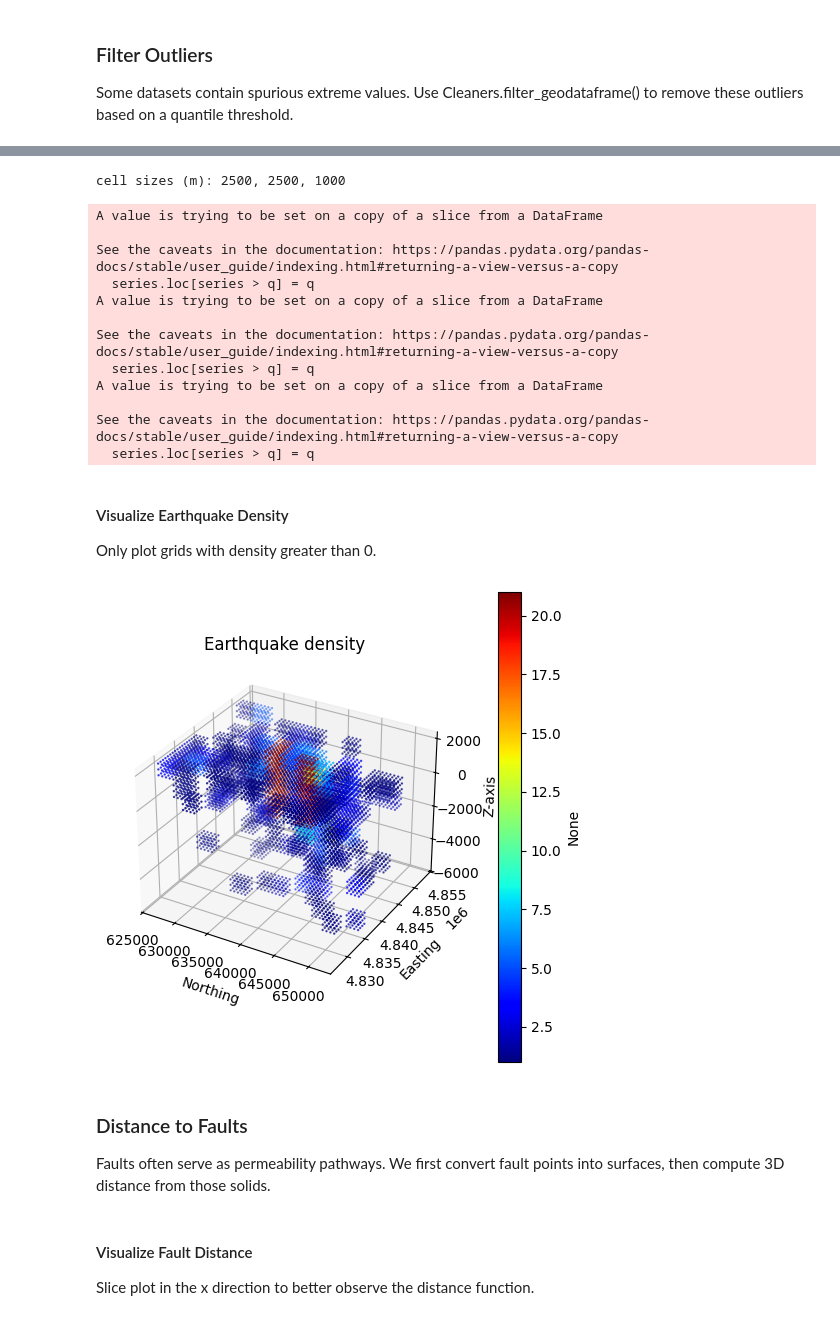
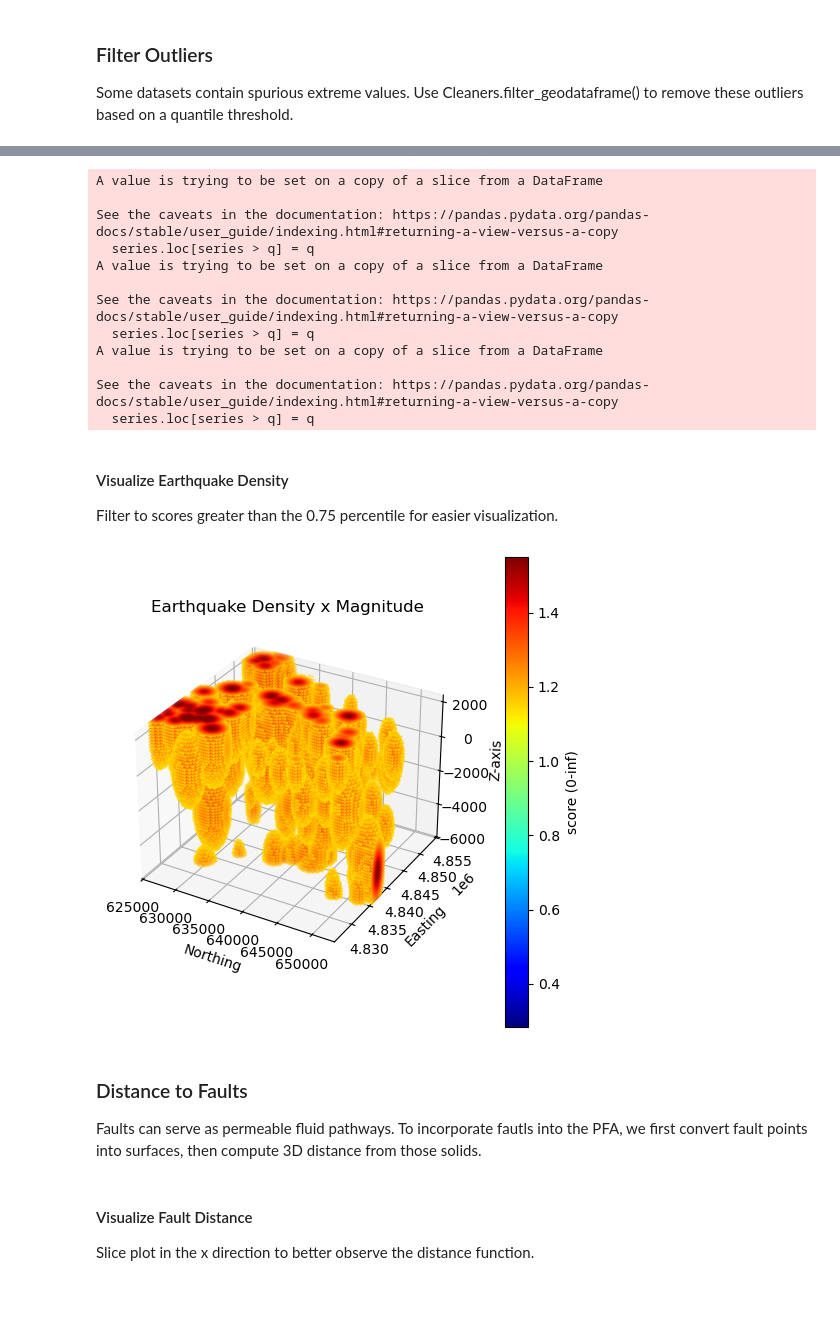
Before and after one commit to NREL/geoPFA, a Jupyter notebook: examples/Newberry/3D/notebooks/1-processing_with_geopfa_newberry.ipynb, the cells around one changed output, grey strips where cells are left out. Saved outputs shown, nothing was run; the diff lists cells and outputs as text; code cells hidden in the pictures.

Commit message:
revisions to tutorial notebooks, newberry pfa, and debugging along the way

```diff
--- a/examples/Newberry/3D/notebooks/1-processing_with_geopfa_newberry.ipynb
+++ b/examples/Newberry/3D/notebooks/1-processing_with_geopfa_newberry.ipynb
@@ -328,14 +318,14 @@ Some datasets contain spurious extreme values.
 Use Cleaners.filter_geodataframe() to remove these outliers based on a quantile threshold.
 # %%
 # Filter the upper 10% of values in selected datasets
-target_layers = ["velocity_model_vs", "velocity_model_vp", "velocity_model_vpvs"]
+target_layers = ['mt_resistivity_joint_inv'] # add layers to this list if you;d like to use this function
 
 for layer in target_layers:
     for component in ["heat", "producibility"]:
         gdf = pfa["criteria"][criteria]["components"]["heat"]["layers"][layer]["data"]
         col = pfa["criteria"][criteria]["components"]["heat"]["layers"][layer]["data_col"]
 
-        filtered = Cleaners.filter_geodataframe(gdf, col, quantile=0.9)
+        filtered = Cleaners.filter_geodataframe(gdf, col, quantile=0.65)
         pfa["criteria"][criteria]["components"][component]["layers"][layer]["data"] = filtered
 
 print("✅ Outlier filtering complete.")
@@ -360,0 +345,12 @@ See the caveats in the documentation: https://pandas.pydata.org/pandas-docs/stab
+# %%
+for comp in ["heat", "producibility", "insulation"]:
+    gdf = pfa["criteria"]["geologic"]["components"][comp]["layers"]["mt_resistivity_joint_inv"]["data"].copy()
+    col = pfa["criteria"]["geologic"]["components"][comp]["layers"]["mt_resistivity_joint_inv"]["data_col"]
+    gdf[gdf[col] == 0][col] = 0.00001
+    gdf[col] = np.log(gdf[col])
+    vals = gdf[col]
+    mask = vals.notna() & vals.replace([float("inf"), float("-inf")], float("nan")).notna()
+    gdf = gdf[mask]
+
+    pfa["criteria"]["geologic"]["components"][comp]["layers"]["mt_resistivity_joint_inv"]["data"] = gdf
+    pfa["criteria"]["geologic"]["components"][comp]["layers"]["mt_resistivity_joint_inv"]["units"] = "log(ohm-m)"
@@ -416,24 +453,16 @@ Use Processing.point_density_3d_projected() to compute 3D density grids.
 # %%
-cell_size_x = 2500
-cell_size_y = 2500
-cell_size_z = 1000
-
-print(f"cell sizes (m): {cell_size_x}, {cell_size_y}, {cell_size_z}")
-
 # Compute 3D density for earthquake points across components
 for comp in ["heat", "producibility", "insulation"]:
-    pfa = Processing.point_density_3d_projected(
+    pfa = Processing.weighted_distance_from_points_3d(
         pfa,
         criteria="geologic",
         component=comp,
         layer="earthquakes",
         extent=extent,
-        cell_size_x=cell_size_x,
-        cell_size_y=cell_size_y,
-        cell_size_z=cell_size_z,
         nx=nx,
         ny=ny,
         nz=nz,
+        alpha=5000 # a larger value for alpha is better when earthquake data is realtively sparse (true for Newberry)
     )
 
 # Filter extreme densities
@@ -443,32 +472,43 @@ for comp in ["heat", "producibility", "insulation"]:
     filtered = Cleaners.filter_geodataframe(gdf, col, quantile=0.99)
     pfa["criteria"]["geologic"]["components"][comp]["layers"]["earthquakes"]["model"] = filtered
 # %% [output]
-cell sizes (m): 2500, 2500, 1000
+A value is trying to be set on a copy of a slice from a DataFrame
+
+See the caveats in the documentation: https://pandas.pydata.org/pandas-docs/stable/user_guide/indexing.html#returning-a-view-versus-a-copy
+  series.loc[series > q] = q
+A value is trying to be set on a copy of a slice from a DataFrame
+
+See the caveats in the documentation: https://pandas.pydata.org/pandas-docs/stable/user_guide/indexing.html#returning-a-view-versus-a-copy
+  series.loc[series > q] = q
+A value is trying to be set on a copy of a slice from a DataFrame
+
+See the caveats in the documentation: https://pandas.pydata.org/pandas-docs/stable/user_guide/indexing.html#returning-a-view-versus-a-copy
+  series.loc[series > q] = q
-A value is trying to be set on a copy of a slice from a DataFrame
-
-See the caveats in the documentation: https://pandas.pydata.org/pandas-docs/stable/user_guide/indexing.html#returning-a-view-versus-a-copy
-  series.loc[series > q] = q
-A value is trying to be set on a copy of a slice from a DataFrame
-
-See the caveats in the documentation: https://pandas.pydata.org/pandas-docs/stable/user_guide/indexing.html#returning-a-view-versus-a-copy
-  series.loc[series > q] = q
-A value is trying to be set on a copy of a slice from a DataFrame
-
-See the caveats in the documentation: https://pandas.pydata.org/pandas-docs/stable/user_guide/indexing.html#returning-a-view-versus-a-copy
-  series.loc[series > q] = q
 # %% [markdown]
 #### Visualize Earthquake Density
-Only plot grids with density greater than 0.
+Filter to scores greater than the 0.75 percentile for easier visualization.
 # %%
 gdf = pfa["criteria"]["geologic"]["components"]["producibility"]["layers"]["earthquakes"]["model"]
-gdf = gdf[gdf["density"] > 0]
-GeospatialDataPlotters.geo_plot_3d(gdf, "density", "None", "Earthquake density", extent=extent, markersize=0.5, figsize=(5, 5))
+col = pfa["criteria"]["geologic"]["components"]["producibility"]["layers"]["earthquakes"]["model_data_col"]
+units = pfa["criteria"]["geologic"]["components"]["producibility"]["layers"]["earthquakes"]["model_units"]
+thresh = gdf[col].quantile(0.75)
+
+GeospatialDataPlotters.geo_plot_3d(
+    gdf,
+    col,
+    units,
+    "Earthquake Density x Magnitude",
+    extent=extent,
+    markersize=0.5,
+    figsize=(5, 5),
+    filter_threshold = thresh
+)
 # %% [output]
-[figure, old version]
+[figure, new version]
 # %% [markdown]
 ### Distance to Faults
-Faults often serve as permeability pathways.
-We first convert fault points into surfaces, then compute 3D distance from those solids.
+Faults can serve as permeable fluid pathways.
+To incorporate fautls into the PFA, we first convert fault points into surfaces, then compute 3D distance from those solids.
 # %%
 # Generate fault surfaces from point clusters
 gdf_points = pfa["criteria"]["geologic"]["components"]["producibility"]["layers"]["faults_3d"]["data"]
```
Also changed, not shown: parts of 29 cells of this notebook, 5 other files.
